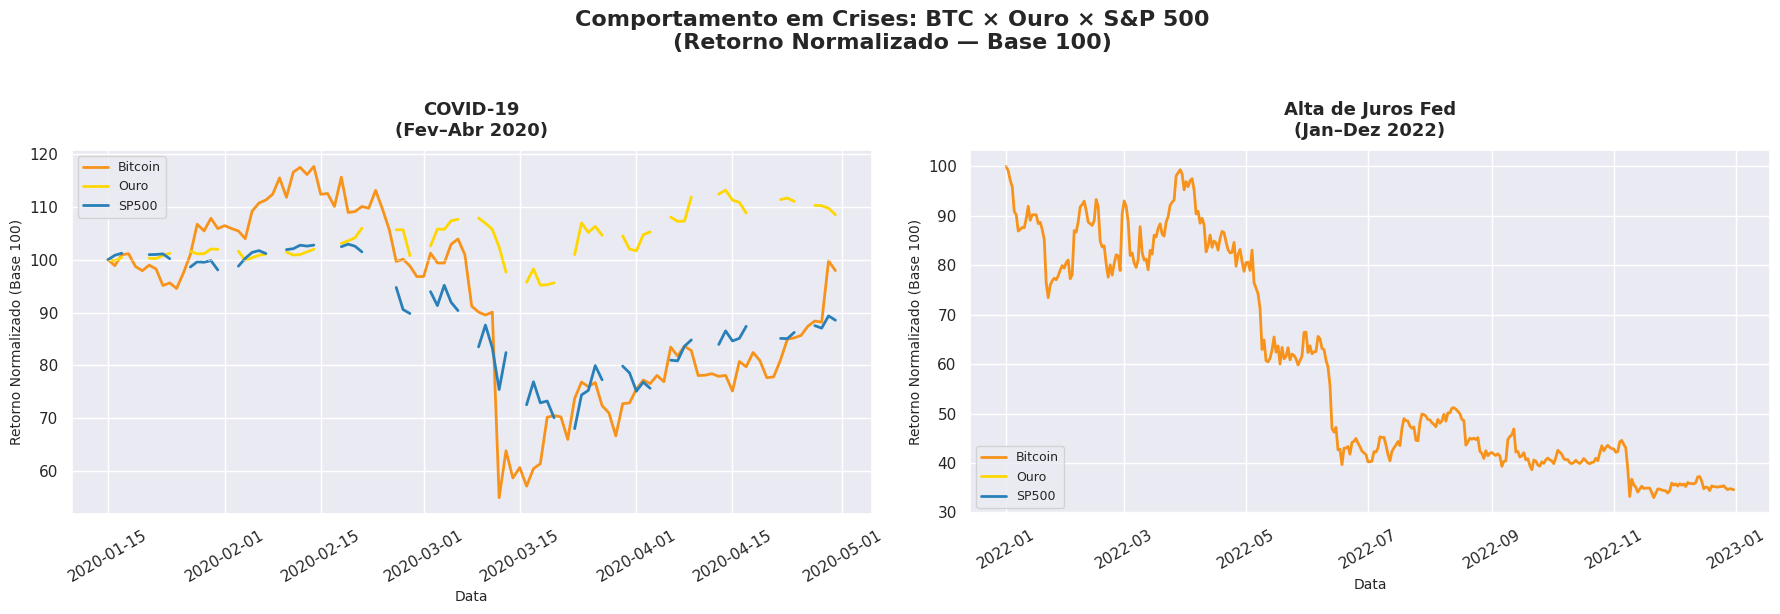
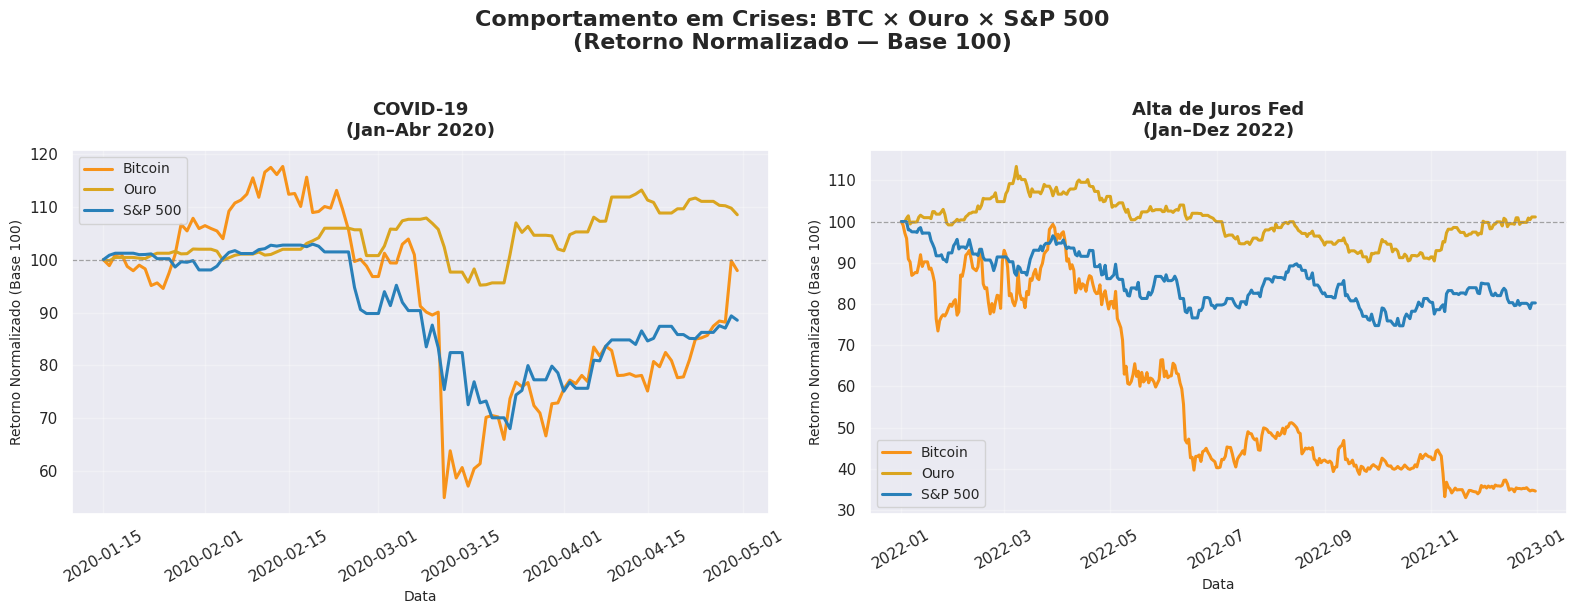
Unified diff of the notebook cell whose output changed from the first chart to the second:
--- before
+++ after
@@ -1,35 +1,45 @@
-# Definição dos períodos de crise e seus intervalos
+# --- 3.5.4) Comportamento em Crises: BTC × Ouro × S&P 500 ---
+
 crises = {
-    'COVID-19\n(Fev–Abr 2020)':       ('2020-01-15', '2020-04-30'),
+    'COVID-19\n(Jan–Abr 2020)':          ('2020-01-15', '2020-04-30'),
     'Alta de Juros Fed\n(Jan–Dez 2022)': ('2022-01-01', '2022-12-31'),
 }
 
 ativos_crise = [c for c in ['Bitcoin', 'Ouro', 'SP500'] if c in df_fechamento.columns]
-palette_crise = {'Bitcoin': '#F7931A', 'Ouro': '#FFD700', 'SP500': '#2980b9'}
+palette_crise = {'Bitcoin': '#F7931A', 'Ouro': '#DAA520', 'SP500': '#2980b9'}
+labels_crise  = {'Bitcoin': 'Bitcoin', 'Ouro': 'Ouro', 'SP500': 'S&P 500'}
 
-fig, axes = plt.subplots(1, 2, figsize=(18, 6), sharey=False)
+fig, axes = plt.subplots(1, 2, figsize=(16, 6), sharey=False)
 fig.suptitle('Comportamento em Crises: BTC × Ouro × S&P 500\n(Retorno Normalizado — Base 100)',
              fontsize=16, fontweight='bold', y=1.02)
 
 for ax, (nome_crise, (inicio, fim)) in zip(axes, crises.items()):
-    # Filtra o período e normaliza (base 100 no primeiro dia)
-    df_crise = df_fechamento[ativos_crise].loc[inicio:fim].dropna(how='all')
-    df_norm = (df_crise / df_crise.iloc[0]) * 100
+
+    # 1. Filtra o período
+    df_crise = df_fechamento[ativos_crise].loc[inicio:fim].copy()
+
+    # 2. Preenche lacunas de fins de semana e feriados (ativos tradicionais não operam)
+    df_crise = df_crise.ffill().bfill()
+    df_crise = df_crise.dropna(how='all')
+
+    # 3. Normaliza pela PRIMEIRA LINHA VÁLIDA de cada coluna
+    #    (evita divisão por NaN quando o período começa em final de semana)
+    base = df_crise.apply(lambda col: col.dropna().iloc[0] if col.notna().any() else 1)
+    df_norm = (df_crise / base) * 100
 
     for ativo in ativos_crise:
         if ativo in df_norm.columns:
             ax.plot(df_norm.index, df_norm[ativo],
-                    label=ativo,
+                    label=labels_crise[ativo],
                     color=palette_crise[ativo],
-                    linewidth=2)
+                    linewidth=2.2)
 
-    # Linha de referência (base 100)
-    ax.axhline(100, color='white', linestyle='--', linewidth=0.8, alpha=0.5)
-
+    ax.axhline(100, color='gray', linestyle='--', linewidth=0.9, alpha=0.7)
     ax.set_title(nome_crise, fontsize=13, fontweight='bold', pad=10)
     ax.set_xlabel('Data', fontsize=10)
     ax.set_ylabel('Retorno Normalizado (Base 100)', fontsize=10)
-    ax.legend(fontsize=9)
+    ax.legend(fontsize=10)
     ax.tick_params(axis='x', rotation=30)
+    ax.grid(alpha=0.3)
 
 plt.tight_layout()

Commit: Acabei parte do btc é reserva de valor